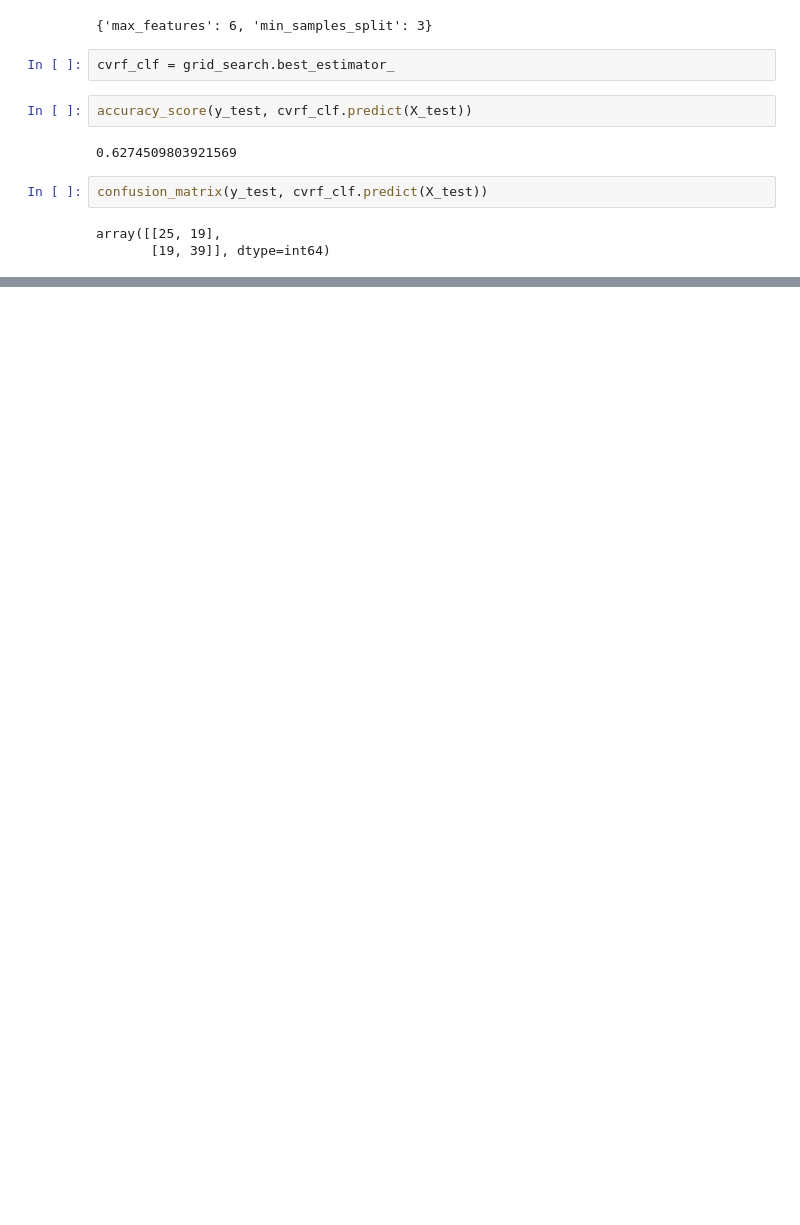
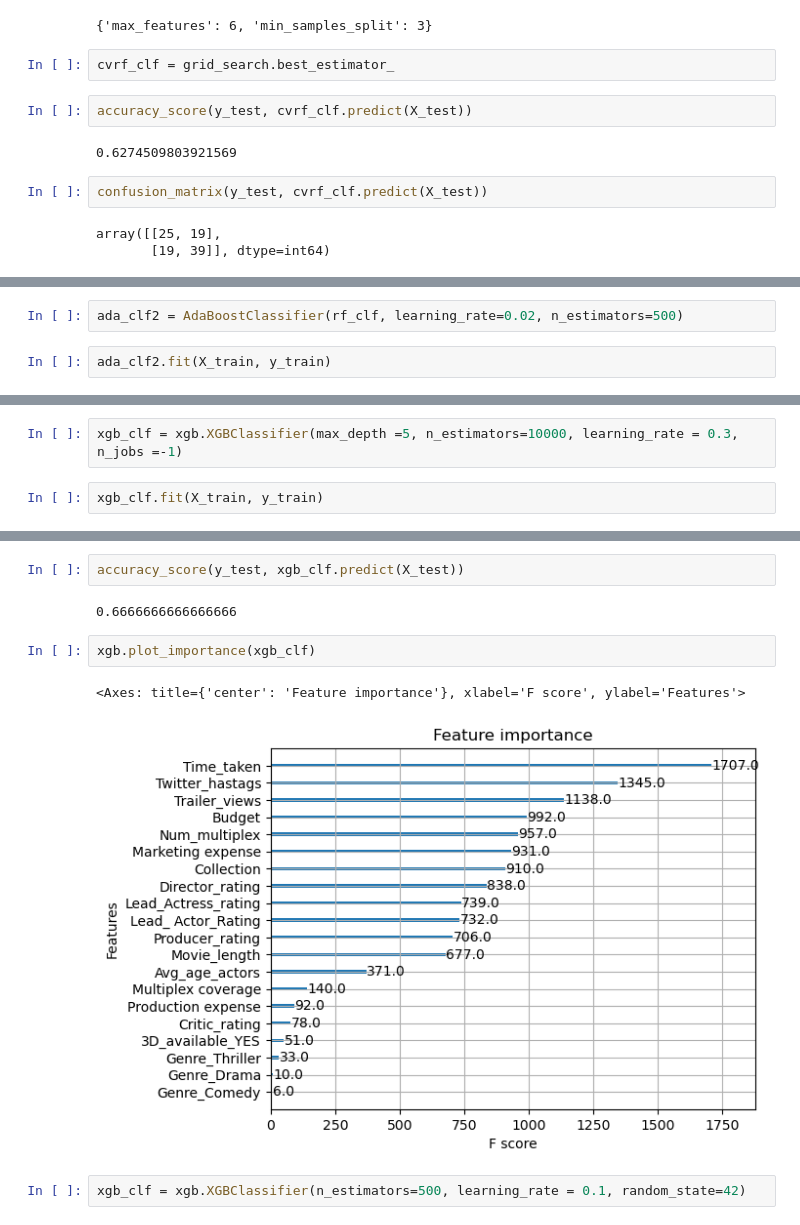
Before and after one commit to Izuasomba/Decision-tree, a Jupyter notebook: Classification tree.ipynb, the cells around one changed output, grey strips where cells are left out. Saved outputs shown, nothing was run; the diff lists cells and outputs as text; blank space fills up the shorter version.

```diff
--- a/Classification tree.ipynb
+++ b/Classification tree.ipynb
@@ -207,0 +249,4 @@ array([[25, 19],
+# %%
+ada_clf2 = AdaBoostClassifier(rf_clf, learning_rate=0.02, n_estimators=500)
+# %%
+ada_clf2.fit(X_train, y_train)
@@ -207,0 +265,4 @@ array([[25, 19],
+# %%
+xgb_clf = xgb.XGBClassifier(max_depth =5, n_estimators=10000, learning_rate = 0.3, n_jobs =-1)
+# %%
+xgb_clf.fit(X_train, y_train)
@@ -207,0 +281,11 @@ array([[25, 19],
+# %%
+accuracy_score(y_test, xgb_clf.predict(X_test))
+# %% [output]
+0.6666666666666666
+# %%
+xgb.plot_importance(xgb_clf)
+# %% [output]
+<Axes: title={'center': 'Feature importance'}, xlabel='F score', ylabel='Features'>
+[figure, added]
+# %%
+xgb_clf = xgb.XGBClassifier(n_estimators=500, learning_rate = 0.1, random_state=42)
```
Also changed, not shown: parts of 24 cells of this notebook.
